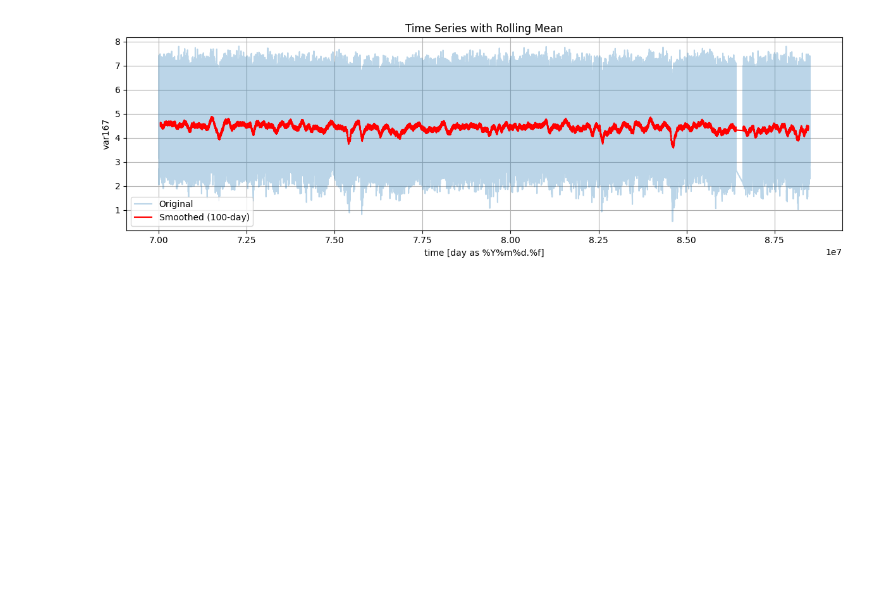
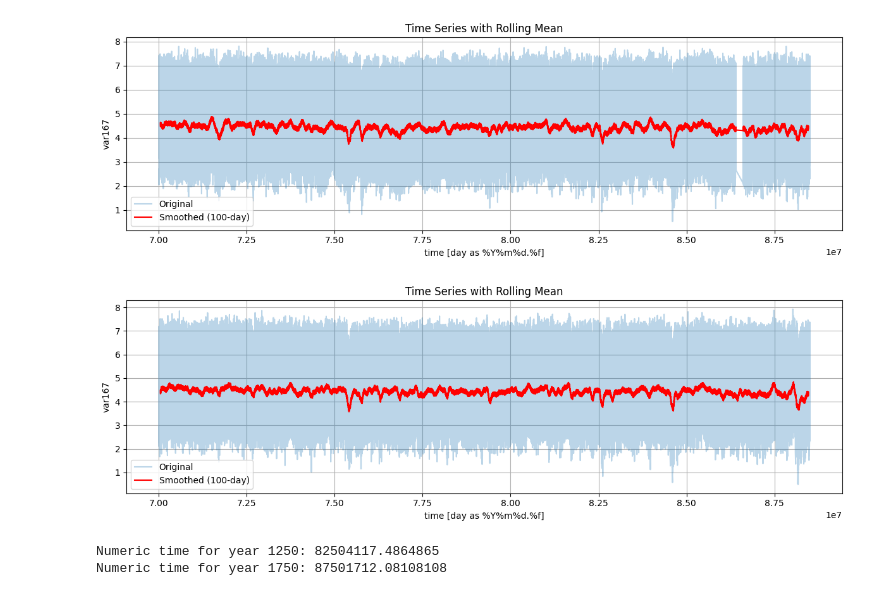
Before and after one commit to EliHHogemo/lia, a Jupyter notebook: temp.ipynb, the cells around one changed output. Drawn from its saved outputs; the diff is of its cells as text; code cells hidden in the pictures; blank space fills up the shorter version.

```diff
--- a/temp.ipynb
+++ b/temp.ipynb
@@ -83,3 +81,40 @@ plt.tight_layout()
 plt.show()
 # %% [output]
 [figure]
+# %%
+ts1 = da["var167"].mean(dim=["lat", "lon"])-273.12
+smoothed = ts1.rolling(time=100, center=True).mean()
+
+plt.figure(figsize=(12, 4))
+ts1.plot(label="Original", alpha=0.3)
+smoothed.plot(label="Smoothed (100-day)", color='red')
+plt.title("Time Series with Rolling Mean")
+plt.legend()
+plt.grid(True)
+plt.tight_layout()
+plt.show()
+# %% [output]
+[figure, added]
+# %%
+last_date_num = 88501231
+first_date_num = 70010131
+
+total_days_num = last_date_num - first_date_num  # ~ 18491100
+
+total_years = 1850  # from 0 to 1850
+
+# Calculate how many "numeric units" per year
+units_per_year = total_days_num / total_years  # ~ 9995 units/year
+
+# Now calculate the numeric value corresponding to year 1250 and 1750
+def year_to_numeric(year):
+    return first_date_num + year * units_per_year
+
+numeric_1250 = year_to_numeric(1250)
+numeric_1750 = year_to_numeric(1750)
+
+print(f"Numeric time for year 1250: {numeric_1250}")
+print(f"Numeric time for year 1750: {numeric_1750}")
+# %% [output]
+Numeric time for year 1250: 82504117.4864865
+Numeric time for year 1750: 87501712.08108108
```
Also changed, not shown: parts of 10 cells of this notebook.
